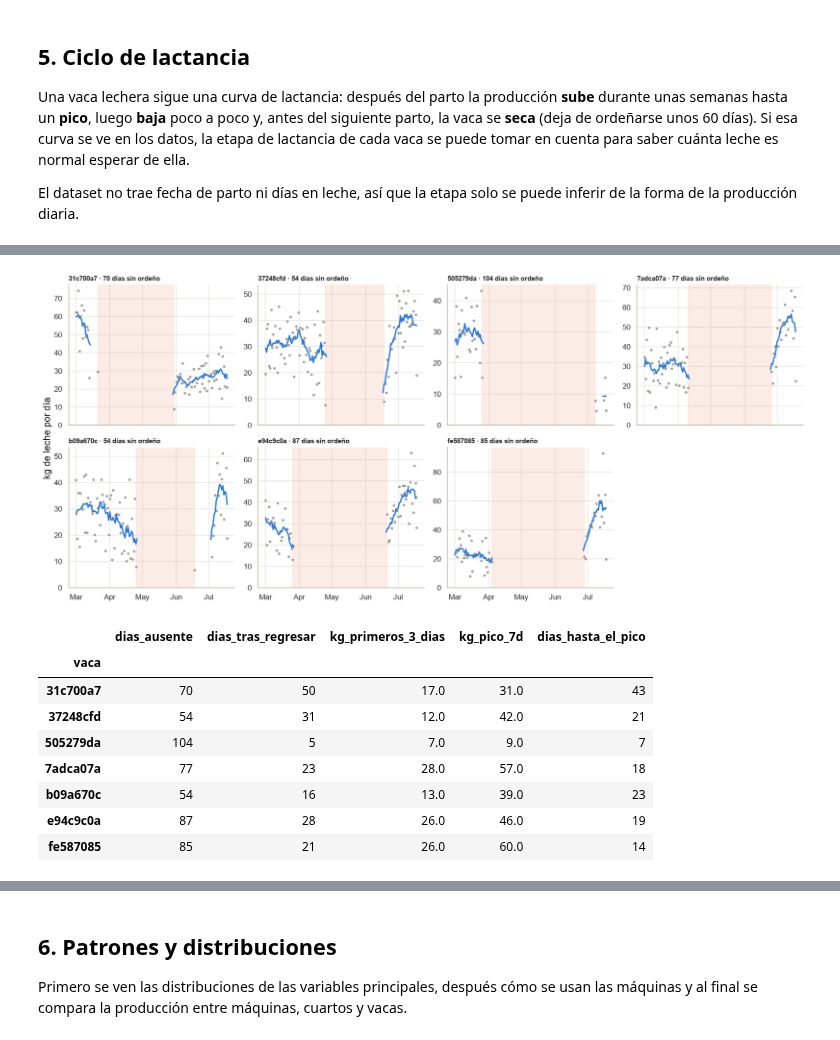
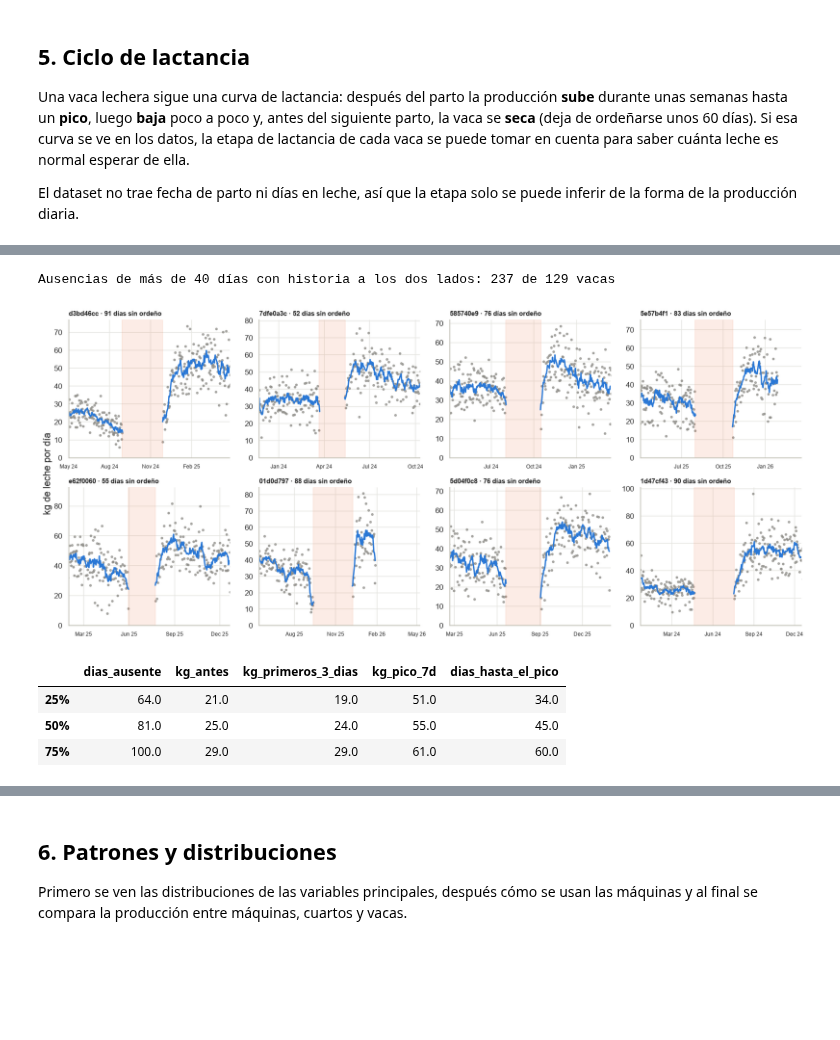
Before and after one commit to EmilioQuinonez/VACAS_IA, a Jupyter notebook: src/DU/understandingData.ipynb, the cells around one changed output, grey strips where cells are left out. Saved outputs shown, nothing was run; the diff lists cells and outputs as text; code cells hidden in the pictures; blank space fills up the shorter version.

```diff
--- a/src/DU/understandingData.ipynb
+++ b/src/DU/understandingData.ipynb
@@ -471,16 +454,17 @@ Cada punto gris es la producción total de un día; la línea azul es el promedi
 # %%
+# Las 30 vacas con mas dias de ordeño (las historias mas largas)
+largas = resumen_vacas.sort_values("dias", ascending=False).head(30).index
+
 fig, axes = plt.subplots(6, 5, figsize=(16, 14), sharex=True)
-for ax, (vaca, fila) in zip(axes.flat, resumen_vacas.iterrows()):
+for ax, vaca in zip(axes.flat, largas):
     kg, suave = serie_diaria(vaca)
-    ax.scatter(kg.index, kg.values, s=6, color=GRIS, alpha=0.6)
-    ax.plot(suave.index, suave.values, color=AZUL, linewidth=2)
-    ax.set_title(f"{vaca} · {fila['grupo']}", fontsize=9)
+    ax.scatter(kg.index, kg.values, s=3, color=GRIS, alpha=0.4)
+    ax.plot(suave.index, suave.values, color=AZUL, linewidth=1.5)
+    ax.set_title(vaca, fontsize=9)
     ax.set_ylim(0, None)
     ax.tick_params(labelsize=7)
-    ax.xaxis.set_major_locator(mdates.MonthLocator())
-    ax.xaxis.set_major_formatter(mdates.DateFormatter("%b"))
-for ax in axes.flat[len(resumen_vacas):]:
-    ax.axis("off")
+    ax.xaxis.set_major_locator(mdates.YearLocator())
+    ax.xaxis.set_major_formatter(mdates.DateFormatter("%Y"))
 fig.supylabel("kg de leche por día")
 plt.tight_layout()
 plt.show()
@@ -493,45 +477,49 @@ Las zonas naranjas son los días sin ningún ordeño. Se muestran las vacas que
 # %%
+# Ausencias de mas de 40 dias de vacas con historia antes y despues (al menos 30 dias con ordeño en cada lado)
 ausentes = diaria[diaria["dias_sin_ordeño"] > 40][["id_vaca", "fecha", "dias_sin_ordeño"]]
+dias_por_vaca = diaria.groupby("id_vaca")["fecha"]
+ausentes = ausentes[[
+    ((diaria["id_vaca"] == v) & (diaria["fecha"] < f - pd.Timedelta(days=int(d)))).sum() >= 30
+    and ((diaria["id_vaca"] == v) & (diaria["fecha"] >= f)).sum() >= 30
+    for v, f, d in ausentes.itertuples(index=False)]]
+print(f"Ausencias de más de 40 días con historia a los dos lados: {len(ausentes)} de {len(ausentes.id_vaca.unique())} vacas")
 
-fig, axes = plt.subplots(2, 4, figsize=(16, 7), sharex=True)
-for ax, (vaca, regreso, dias) in zip(axes.flat, ausentes.itertuples(index=False)):
+ejemplos = ausentes.sample(8, random_state=1)
+fig, axes = plt.subplots(2, 4, figsize=(16, 7))
+for ax, (vaca, regreso, dias) in zip(axes.flat, ejemplos.itertuples(index=False)):
     kg, suave = serie_diaria(vaca)
     ax.scatter(kg.index, kg.values, s=8, color=GRIS, alpha=0.7)
     ax.plot(suave.index, suave.values, color=AZUL, linewidth=2)
     ax.axvspan(regreso - pd.Timedelta(days=int(dias)), regreso, color=NARANJA, alpha=0.12)
+    ax.set_xlim(regreso - pd.Timedelta(days=int(dias) + 120), regreso + pd.Timedelta(days=150))
     ax.set_title(f"{vaca} · {int(dias)} días sin ordeño", fontsize=10)
     ax.set_ylim(0, None)
-    ax.xaxis.set_major_locator(mdates.MonthLocator())
-    ax.xaxis.set_major_formatter(mdates.DateFormatter("%b"))
-for ax in axes.flat[len(ausentes):]:
-    ax.axis("off")
+    ax.xaxis.set_major_locator(mdates.MonthLocator(interval=3))
+    ax.xaxis.set_major_formatter(mdates.DateFormatter("%b %y"))
+    ax.tick_params(axis="x", labelsize=8)
 fig.supylabel("kg de leche por día")
 plt.tight_layout()
 plt.show()
 
-# Que tanto sube la produccion despues de regresar
+# Que tanto sube la produccion despues de regresar (todas las ausencias)
 filas = []
 for vaca, regreso, dias in ausentes.itertuples(index=False):
     despues = diaria[(diaria["id_vaca"] == vaca) & (diaria["fecha"] >= regreso)]
-    suave = serie_diaria(vaca)[1][regreso:]
+    suave = serie_diaria(vaca)[1][regreso:regreso + pd.Timedelta(days=90)]   # el pico se busca en los primeros 90 dias
     filas.append({
-        "vaca": vaca,
         "dias_ausente": int(dias),
-        "dias_tras_regresar": len(despues),
+        "kg_antes": diaria[(diaria["id_vaca"] == vaca) & (diaria["fecha"] < regreso - pd.Timedelta(days=int(dias)))]["kg"].tail(14).mean(),
         "kg_primeros_3_dias": despues["kg"].head(3).mean(),
         "kg_pico_7d": suave.max(),
         "dias_hasta_el_pico": (suave.idxmax() - regreso).days,
     })
-pd.DataFrame(filas).set_index("vaca").round(0)
+retornos = pd.DataFrame(filas)
+retornos.describe().loc[["25%", "50%", "75%"]].round(0)
 # %% [output]
+Ausencias de más de 40 días con historia a los dos lados: 237 de 129 vacas
-[figure, old version]
+[figure, new version]
-|  | dias_ausente | dias_tras_regresar | kg_primeros_3_dias | kg_pico_7d | dias_hasta_el_pico |
-| vaca |  |  |  |  |  |
-| 31c700a7 | 70 | 50 | 17.0 | 31.0 | 43 |
-| 37248cfd | 54 | 31 | 12.0 | 42.0 | 21 |
-| 505279da | 104 | 5 | 7.0 | 9.0 | 7 |
-| 7adca07a | 77 | 23 | 28.0 | 57.0 | 18 |
-| b09a670c | 54 | 16 | 13.0 | 39.0 | 23 |
-| e94c9c0a | 87 | 28 | 26.0 | 46.0 | 19 |
-| fe587085 | 85 | 21 | 26.0 | 60.0 | 14 |
+|  | dias_ausente | kg_antes | kg_primeros_3_dias | kg_pico_7d | dias_hasta_el_pico |
+| 25% | 64.0 | 21.0 | 19.0 | 51.0 | 34.0 |
+| 50% | 81.0 | 25.0 | 24.0 | 55.0 | 45.0 |
+| 75% | 100.0 | 29.0 | 29.0 | 61.0 | 60.0 |
 # %% [markdown]
```
Also changed, not shown: parts of 51 cells of this notebook.
